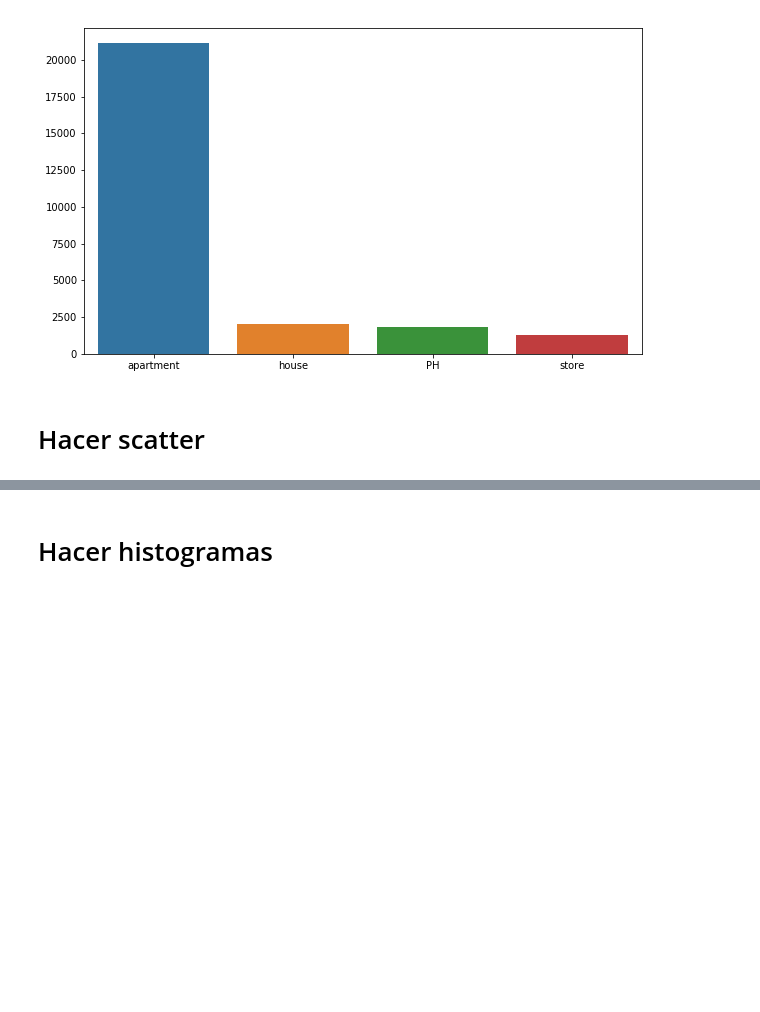
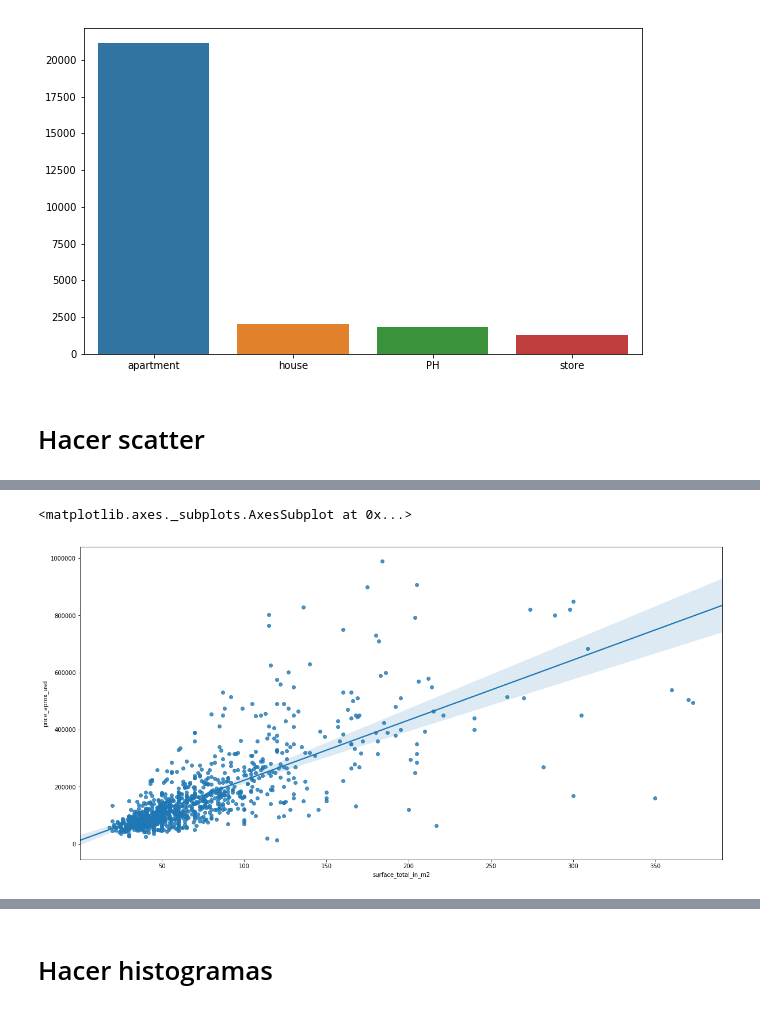
Before and after one commit to GabrielCasal/Digital_House, a Jupyter notebook: TP(juanf).ipynb, the cells around one changed output, grey strips where cells are left out. Drawn from its saved outputs; the diff is of its cells as text; code cells hidden in the pictures; blank space fills up the shorter version.

Commit message:
Scatterplot U$S vs m2

```diff
--- a/TP(juanf).ipynb
+++ b/TP(juanf).ipynb
@@ -277,0 +289,10 @@ sns.regplot(x=data["sepal_length"], y=data["sepal_width"])
+# %%
+datanorm = data[(data.surface_total_in_m2 < 400) & (data.surface_total_in_m2 > 10) &
+                (data.price_aprox_usd < 1000000) & (data.price_aprox_usd > 10000)
+                & (data.TIPO_PROPIEDAD == 'apartment')].sample(1000)
+
+plt.figure(figsize = (20,10))
+sns.regplot(x=datanorm["surface_total_in_m2"], y=datanorm["price_aprox_usd"])
+# %% [output]
+<matplotlib.axes._subplots.AxesSubplot at 0x...>
+[figure, added]
```
Also changed, not shown: parts of 5 cells of this notebook.
